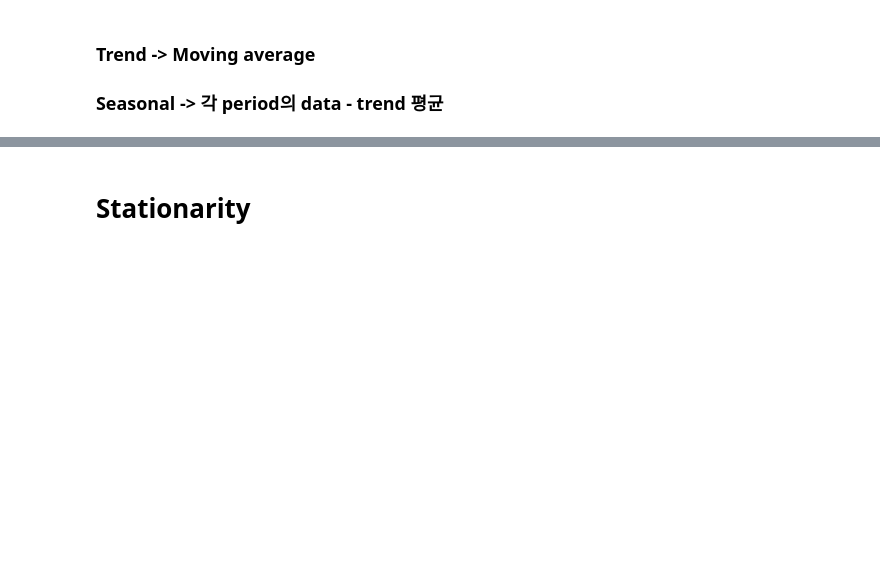
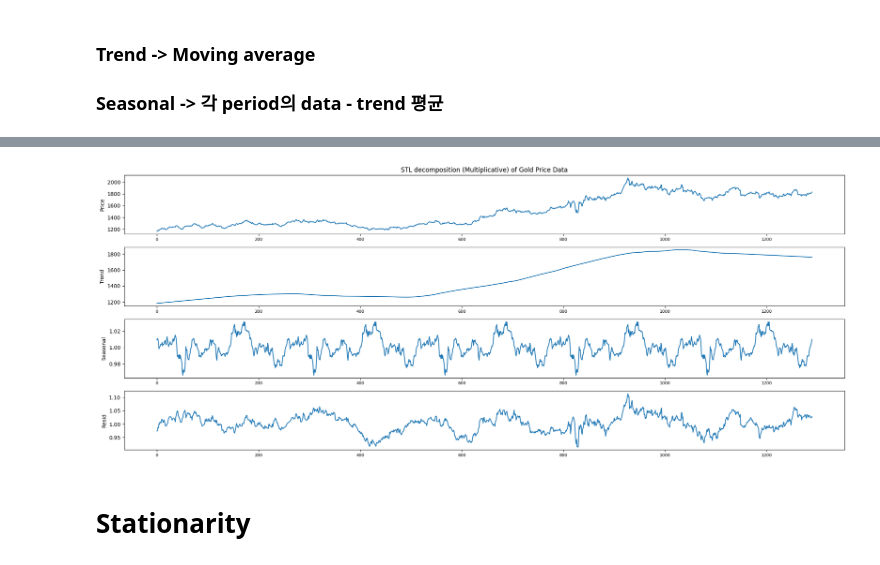
Before and after one commit to SLCFLAB/DL-Forecasting, a Jupyter notebook: 금융연수원/TimeSeriesPractice.ipynb, the cells around one changed output, grey strips where cells are left out. Cells and saved outputs as stored; diff of their text form; code cells hidden in the pictures; blank space fills up the shorter version.

```diff
--- a/금융연수원/TimeSeriesPractice.ipynb
+++ b/금융연수원/TimeSeriesPractice.ipynb
@@ -251,3 +266,18 @@ plt.show()
+# %%
+fig, ax = plt.subplots(4,1,figsize = (20,8))
+ax[0].plot(gold['Price'].to_numpy())
+ax[0].set_title('STL decomposition (Multiplicative) of Gold Price Data')
+ax[0].set_ylabel('Price')
+ax[1].plot(gold_decomp.trend)
+ax[1].set_ylabel('Trend')
+ax[2].plot(gold_decomp.seasonal)
+ax[2].set_ylabel('Seasonal')
+ax[3].plot(gold_decomp.resid)
+ax[3].set_ylabel('Resid')
+plt.tight_layout()
+plt.show()
+# %% [output]
+[figure, added]
 # %% [markdown]
 # Stationarity
 # %% [markdown]
```
Also changed, not shown: parts of 5 cells of this notebook.
